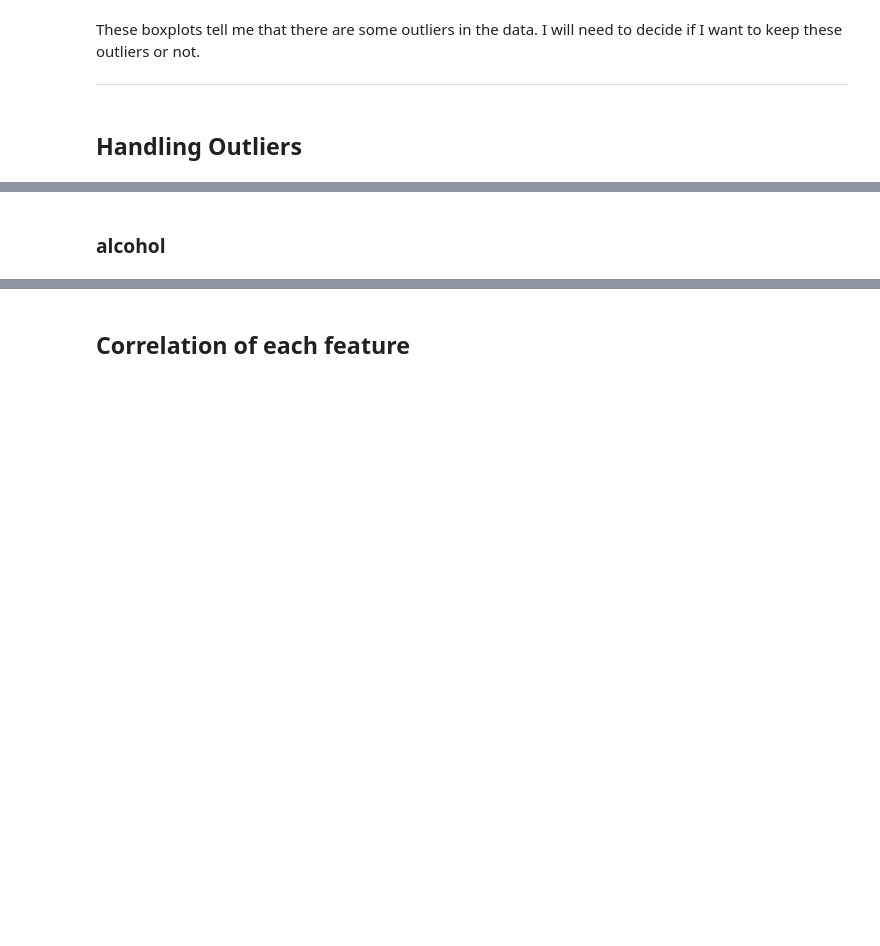
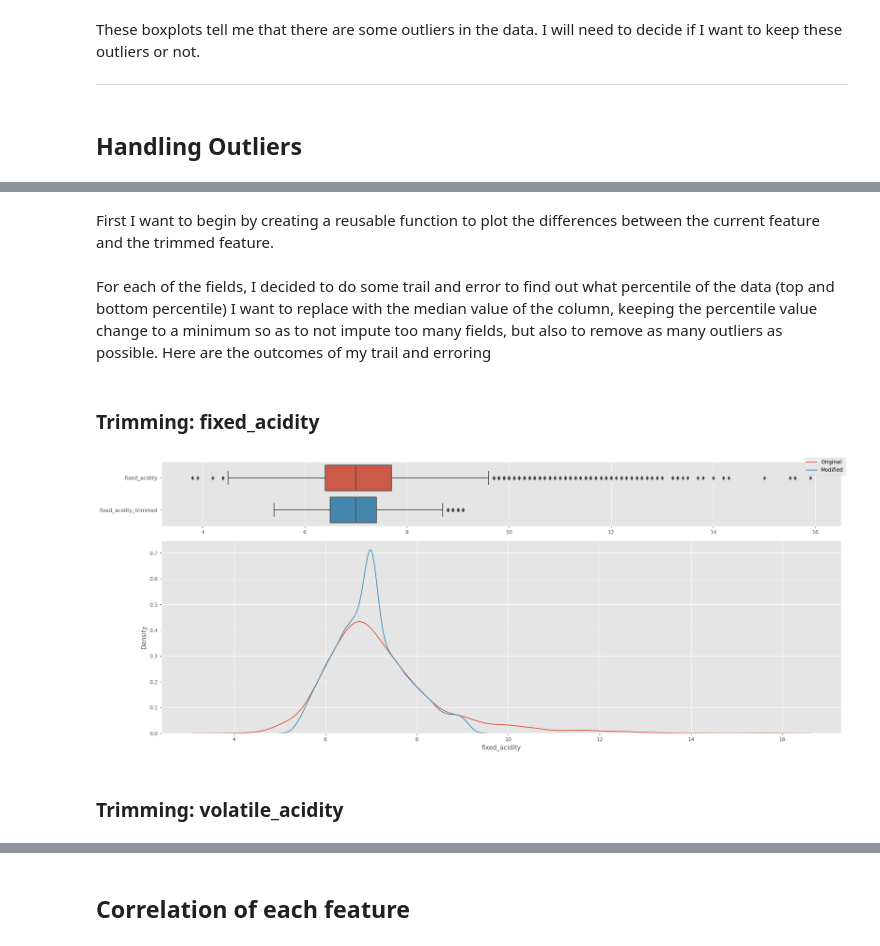
Before and after one commit to zS1L3NT/mldp, a Jupyter notebook: main.ipynb, the cells around one changed output, grey strips where cells are left out. Saved outputs shown, nothing was run; the diff lists cells and outputs as text; code cells hidden in the pictures; blank space fills up the shorter version.

Commit message:
✨ finish eda, with trimming outliers

```diff
--- a/main.ipynb
+++ b/main.ipynb
@@ -214,9 +135,0 @@ overwrite_original(feature)
-# %%
-feature = "residual sugar"
-
-df[f"{feature} modified"] = np.where(
-    (df[feature] > df[feature].quantile(0.9)) | (df[feature] < df[feature].quantile(0.1)),
-    df[feature].median(),
-    df[feature]
-)
-plot_diff(feature)
@@ -231,9 +135,0 @@ If the chlorides in water are above 0.1, then the quality is 0
-# %%
-feature = "chlorides"
-
-df[f"{feature} modified"] = np.where(
-    (df[feature] > df[feature].quantile(0.9)) | (df[feature] < df[feature].quantile(0.1)),
-    df[feature].median(),
-    df[feature]
-)
-plot_diff(feature)
@@ -256,2 +136,36 @@ overwrite_original(feature)
-# %% [markdown]
-### alcohol
+# %% [markdown]
+First I want to begin by creating a reusable function to plot the differences between the current feature and the trimmed feature.
+# %%
+def plot_diff(feature: str):
+    """Plot the differences between the original and trimmed feature columns"""
+    global df
+    fig, axes = plt.subplots(2, 1, figsize=(20, 8), gridspec_kw={"height_ratios": [1, 3]}, tight_layout=True)
+    sns.boxplot(
+        pd.melt(df[[feature, f"{feature}_trimmed"]]),
+        x="value",
+        y="variable",
+        ax=axes[0]
+    ).set(
+        xlabel=None,
+        ylabel=None
+    )
+    sns.kdeplot(df[feature], ax=axes[1], label="Original")
+    sns.kdeplot(df[f"{feature}_trimmed"], ax=axes[1], label="Modified")
+    fig.legend()
+# %% [markdown]
+For each of the fields, I decided to do some trail and error to find out what percentile of the data (top and bottom percentile) I want to replace with the median value of the column, keeping the percentile value change to a minimum so as to not impute too many fields, but also to remove as many outliers as possible. Here are the outcomes of my trail and erroring
+# %% [markdown]
+### Trimming: fixed_acidity
+# %%
+feature = "fixed_acidity"
+
+df[f"{feature}_trimmed"] = np.where(
+    (df[feature] > df[feature].quantile(0.92)) | (df[feature] < df[feature].quantile(0.03)),
+    df[feature].median(),
+    df[feature]
+)
+plot_diff(feature)
+# %% [output]
+[figure, added]
+# %% [markdown]
+### Trimming: volatile_acidity
```
Also changed, not shown: parts of 69 cells of this notebook.
